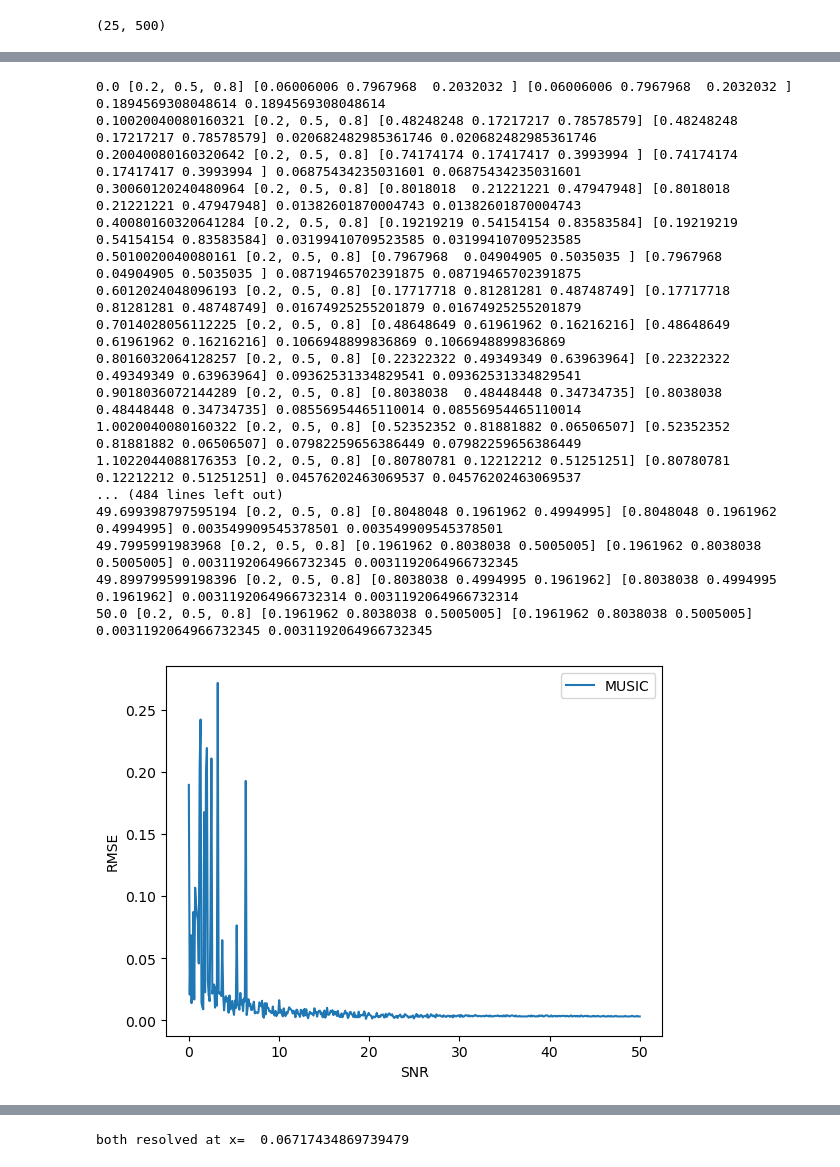
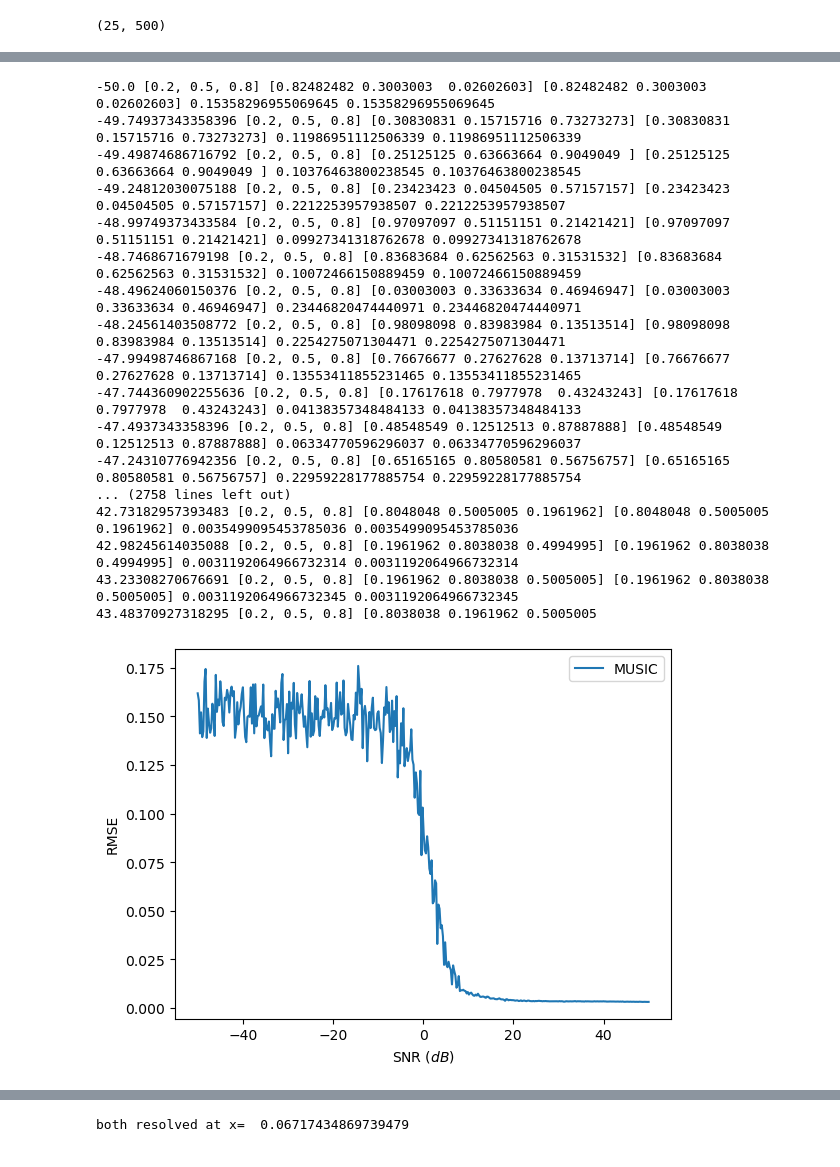
Before and after one commit to Alck2/math4999, a Jupyter notebook: code.ipynb, the cells around one changed output, grey strips where cells are left out. Drawn from its saved outputs; the diff is of its cells as text; code cells hidden in the pictures.

```diff
--- a/code.ipynb
+++ b/code.ipynb
@@ -156,52 +156,59 @@ def test_speed(numSamples, numArrayElem, numFreqs=None, freqs=None):
 # %%
 def test_error(k):
   X = create_signal(k,1,10,None,[0.2,0.5,0.8])
   freq = f
   yMusic = MUSIC(X, 1, 1000)
   p,H = ANM(X[:,0].reshape(M,1))
   graphX, graphY_ANM = calcFreq(p,H,1000)
   peaks_MUSIC, props = signal.find_peaks(yMusic)
   peaks_ANM, props = signal.find_peaks(graphY_ANM)
   peaks_MUSIC = peaks_MUSIC[findNMaxPeaks(yMusic, peaks_MUSIC, 3)]
   peaks_ANM = peaks_ANM[findNMaxPeaks(graphY_ANM, peaks_ANM, 3)]
   rmse1 = RMSE(np.sort(graphX[peaks_MUSIC]),freq)
   rmse2 = RMSE(np.sort(graphX[peaks_ANM]),freq)
   print(k, freq, graphX[peaks_MUSIC], graphX[peaks_ANM], rmse1, rmse2)
   return rmse1, rmse2
 
-iterList = np.linspace(0,50,500)
-rmse_MUSIC = []
-rmse_ANM = []
-for k in iterList:
-  rmse1, rmse2 = test_error(k)
-  rmse_MUSIC.append(rmse1)
-  rmse_ANM.append(rmse2)
-plt.xlabel("SNR")
+iterList = np.linspace(-50,50,400)
+all_test_MUSIC = np.zeros((400))
+all_test_ANM = np.zeros((400))
+for iter in range(50):
+  rmse_MUSIC = []
+  rmse_ANM = []
+  for k in iterList:
+    rmse1, rmse2 = test_error(k)
+    rmse_MUSIC.append(rmse1)
+    rmse_ANM.append(rmse2)
+  all_test_MUSIC += np.array(rmse_MUSIC)
+  all_test_ANM += np.array(rmse_ANM)
+all_test_MUSIC /= 50
+all_test_ANM /= 50
+plt.xlabel("SNR ($dB$)")
 plt.ylabel("RMSE")
-plt.plot(iterList, rmse_MUSIC, label = "MUSIC")
+plt.plot(iterList, all_test_MUSIC, label = "MUSIC")
 plt.legend()
 plt.show()
-plt.xlabel("SNR")
+plt.xlabel("SNR ($dB$)")
 plt.ylabel("RMSE")
-plt.plot(iterList, rmse_ANM, label = "ANM")
+plt.plot(iterList, all_test_ANM, label = "ANM")
 plt.legend()
 plt.show()
 # %% [output]
-0.0 [0.2, 0.5, 0.8] [0.06006006 0.7967968  0.2032032 ] [0.06006006 0.7967968  0.2032032 ] 0.1894569308048614 0.1894569308048614
-0.10020040080160321 [0.2, 0.5, 0.8] [0.48248248 0.17217217 0.78578579] [0.48248248 0.17217217 0.78578579] 0.020682482985361746 0.020682482985361746
-0.20040080160320642 [0.2, 0.5, 0.8] [0.74174174 0.17417417 0.3993994 ] [0.74174174 0.17417417 0.3993994 ] 0.06875434235031601 0.06875434235031601
-0.30060120240480964 [0.2, 0.5, 0.8] [0.8018018  0.21221221 0.47947948] [0.8018018  0.21221221 0.47947948] 0.01382601870004743 0.01382601870004743
-0.40080160320641284 [0.2, 0.5, 0.8] [0.19219219 0.54154154 0.83583584] [0.19219219 0.54154154 0.83583584] 0.03199410709523585 0.03199410709523585
-0.5010020040080161 [0.2, 0.5, 0.8] [0.7967968  0.04904905 0.5035035 ] [0.7967968  0.04904905 0.5035035 ] 0.08719465702391875 0.08719465702391875
-0.6012024048096193 [0.2, 0.5, 0.8] [0.17717718 0.81281281 0.48748749] [0.17717718 0.81281281 0.48748749] 0.01674925255201879 0.01674925255201879
-0.7014028056112225 [0.2, 0.5, 0.8] [0.48648649 0.61961962 0.16216216] [0.48648649 0.61961962 0.16216216] 0.1066948899836869 0.1066948899836869
-0.8016032064128257 [0.2, 0.5, 0.8] [0.22322322 0.49349349 0.63963964] [0.22322322 0.49349349 0.63963964] 0.09362531334829541 0.09362531334829541
-0.9018036072144289 [0.2, 0.5, 0.8] [0.8038038  0.48448448 0.34734735] [0.8038038  0.48448448 0.34734735] 0.08556954465110014 0.08556954465110014
-1.0020040080160322 [0.2, 0.5, 0.8] [0.52352352 0.81881882 0.06506507] [0.52352352 0.81881882 0.06506507] 0.07982259656386449 0.07982259656386449
-1.1022044088176353 [0.2, 0.5, 0.8] [0.80780781 0.12212212 0.51251251] [0.80780781 0.12212212 0.51251251] 0.04576202463069537 0.04576202463069537
-... (484 lines left out)
-49.699398797595194 [0.2, 0.5, 0.8] [0.8048048 0.1961962 0.4994995] [0.8048048 0.1961962 0.4994995] 0.003549909545378501 0.003549909545378501
-49.7995991983968 [0.2, 0.5, 0.8] [0.1961962 0.8038038 0.5005005] [0.1961962 0.8038038 0.5005005] 0.0031192064966732345 0.0031192064966732345
-49.899799599198396 [0.2, 0.5, 0.8] [0.8038038 0.4994995 0.1961962] [0.8038038 0.4994995 0.1961962] 0.0031192064966732314 0.0031192064966732314
-50.0 [0.2, 0.5, 0.8] [0.1961962 0.8038038 0.5005005] [0.1961962 0.8038038 0.5005005] 0.0031192064966732345 0.0031192064966732345
+-50.0 [0.2, 0.5, 0.8] [0.82482482 0.3003003  0.02602603] [0.82482482 0.3003003  0.02602603] 0.15358296955069645 0.15358296955069645
+-49.74937343358396 [0.2, 0.5, 0.8] [0.30830831 0.15715716 0.73273273] [0.30830831 0.15715716 0.73273273] 0.11986951112506339 0.11986951112506339
+-49.49874686716792 [0.2, 0.5, 0.8] [0.25125125 0.63663664 0.9049049 ] [0.25125125 0.63663664 0.9049049 ] 0.10376463800238545 0.10376463800238545
+-49.24812030075188 [0.2, 0.5, 0.8] [0.23423423 0.04504505 0.57157157] [0.23423423 0.04504505 0.57157157] 0.2212253957938507 0.2212253957938507
+-48.99749373433584 [0.2, 0.5, 0.8] [0.97097097 0.51151151 0.21421421] [0.97097097 0.51151151 0.21421421] 0.09927341318762678 0.09927341318762678
+-48.7468671679198 [0.2, 0.5, 0.8] [0.83683684 0.62562563 0.31531532] [0.83683684 0.62562563 0.31531532] 0.10072466150889459 0.10072466150889459
+-48.49624060150376 [0.2, 0.5, 0.8] [0.03003003 0.33633634 0.46946947] [0.03003003 0.33633634 0.46946947] 0.23446820474440971 0.23446820474440971
+-48.24561403508772 [0.2, 0.5, 0.8] [0.98098098 0.83983984 0.13513514] [0.98098098 0.83983984 0.13513514] 0.2254275071304471 0.2254275071304471
+-47.99498746867168 [0.2, 0.5, 0.8] [0.76676677 0.27627628 0.13713714] [0.76676677 0.27627628 0.13713714] 0.13553411855231465 0.13553411855231465
+-47.744360902255636 [0.2, 0.5, 0.8] [0.17617618 0.7977978  0.43243243] [0.17617618 0.7977978  0.43243243] 0.04138357348484133 0.04138357348484133
+-47.4937343358396 [0.2, 0.5, 0.8] [0.48548549 0.12512513 0.87887888] [0.48548549 0.12512513 0.87887888] 0.06334770596296037 0.06334770596296037
+-47.24310776942356 [0.2, 0.5, 0.8] [0.65165165 0.80580581 0.56756757] [0.65165165 0.80580581 0.56756757] 0.22959228177885754 0.22959228177885754
+... (2758 lines left out)
+42.73182957393483 [0.2, 0.5, 0.8] [0.8048048 0.5005005 0.1961962] [0.8048048 0.5005005 0.1961962] 0.0035499095453785036 0.0035499095453785036
+42.98245614035088 [0.2, 0.5, 0.8] [0.1961962 0.8038038 0.4994995] [0.1961962 0.8038038 0.4994995] 0.0031192064966732314 0.0031192064966732314
+43.23308270676691 [0.2, 0.5, 0.8] [0.1961962 0.8038038 0.5005005] [0.1961962 0.8038038 0.5005005] 0.0031192064966732345 0.0031192064966732345
+43.48370927318295 [0.2, 0.5, 0.8] [0.8038038 0.1961962 0.5005005
-[figure, old version]
+[figure, new version]
```
Also changed, not shown: parts of 8 cells of this notebook, 8 other files.
